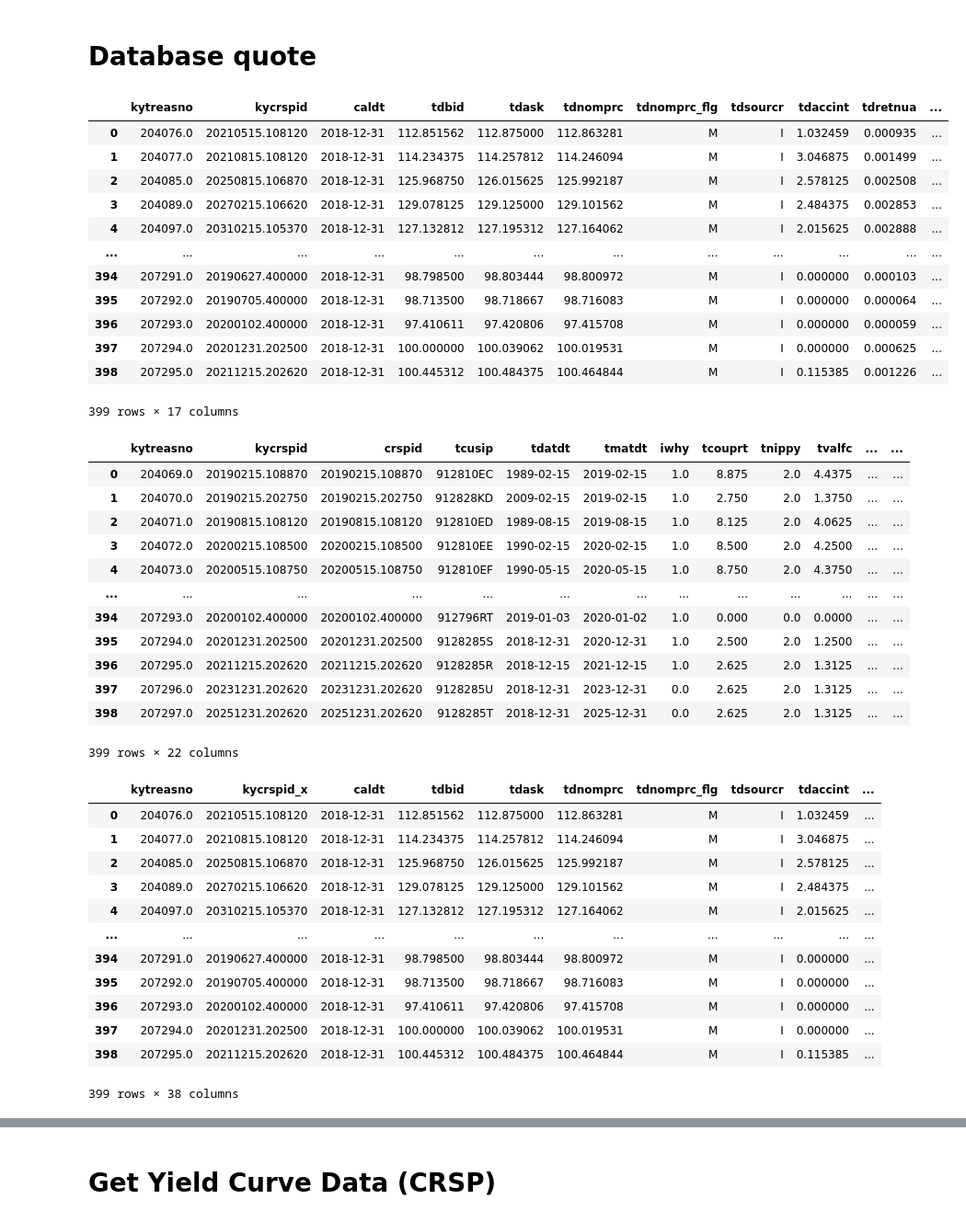
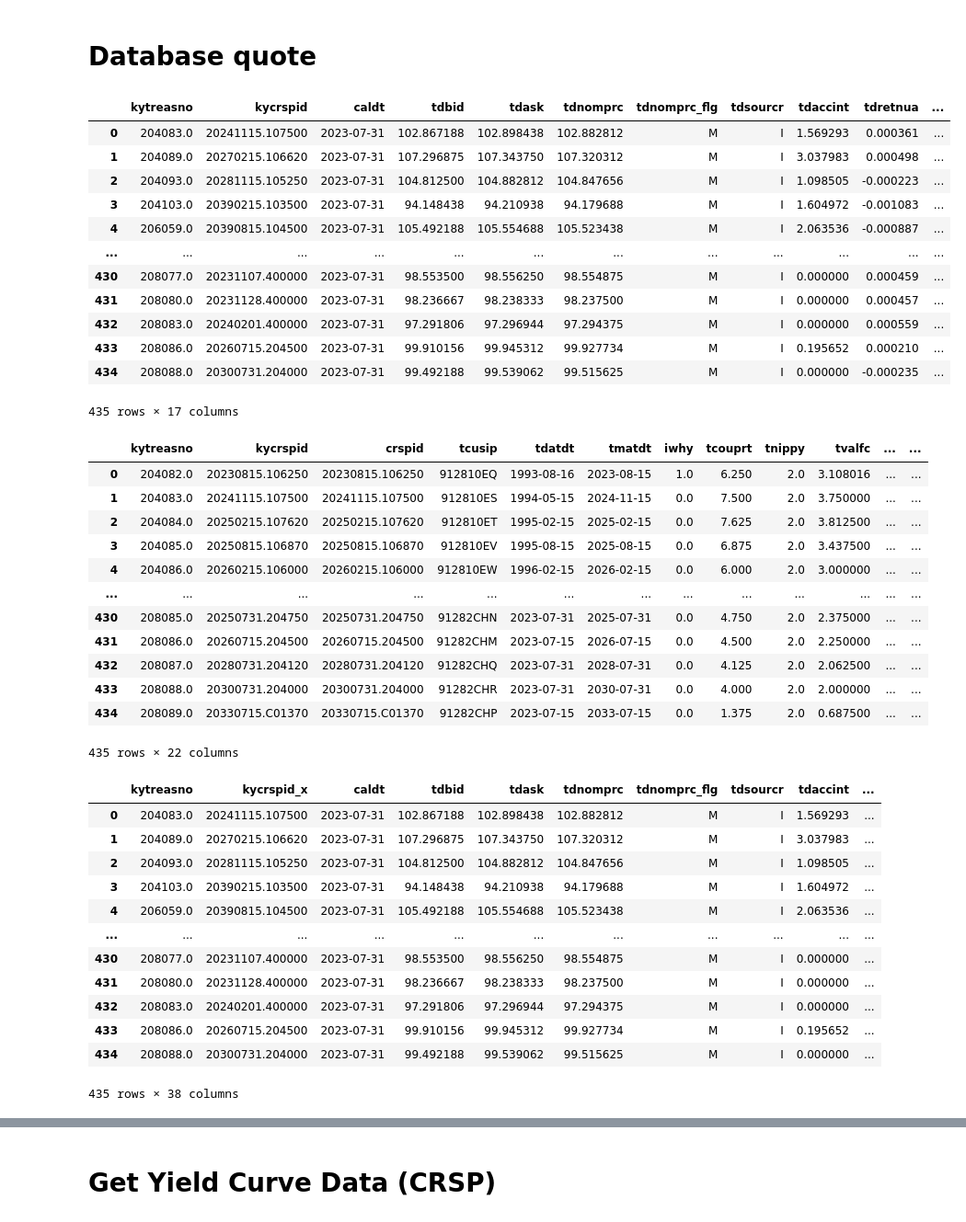
Before and after one commit to MarkHendricks/finm-fixedincome-2024, a Jupyter notebook: build_data/WRDS_Treasuries.ipynb, the cells around one changed output, grey strips where cells are left out. Shown at 92% size. Cells and saved outputs as stored; diff of their text form; code cells hidden in the pictures.

```diff
--- a/build_data/WRDS_Treasuries.ipynb
+++ b/build_data/WRDS_Treasuries.ipynb
@@ -95,24 +95,24 @@ Approximately 3376081 rows in crsp_m_treasuries.tfz_dly.
 # %% [markdown]
 # Database quote
 # %%
-DATE = '2018-12-31'
+DATE = '2023-07-31'
 SQL_QUERY = f'select * from crsp_m_treasuries.tfz_dly where caldt=\'{DATE}\''
 data_quotes = db.raw_sql(SQL_QUERY)
 data_quotes
 # %% [output]
 |  | kytreasno | kycrspid | caldt | tdbid | tdask | tdnomprc | tdnomprc_flg | tdsourcr | tdaccint | tdretnua | ... |
-| 0 | 204076.0 | 20210515.108120 | 2018-12-31 | 112.851562 | 112.875000 | 112.863281 | M | I | 1.032459 | 0.000935 | ... |
-| 1 | 204077.0 | 20210815.108120 | 2018-12-31 | 114.234375 | 114.257812 | 114.246094 | M | I | 3.046875 | 0.001499 | ... |
-| 2 | 204085.0 | 20250815.106870 | 2018-12-31 | 125.968750 | 126.015625 | 125.992187 | M | I | 2.578125 | 0.002508 | ... |
-| 3 | 204089.0 | 20270215.106620 | 2018-12-31 | 129.078125 | 129.125000 | 129.101562 | M | I | 2.484375 | 0.002853 | ... |
-| 4 | 204097.0 | 20310215.105370 | 2018-12-31 | 127.132812 | 127.195312 | 127.164062 | M | I | 2.015625 | 0.002888 | ... |
+| 0 | 204083.0 | 20241115.107500 | 2023-07-31 | 102.867188 | 102.898438 | 102.882812 | M | I | 1.569293 | 0.000361 | ... |
+| 1 | 204089.0 | 20270215.106620 | 2023-07-31 | 107.296875 | 107.343750 | 107.320312 | M | I | 3.037983 | 0.000498 | ... |
+| 2 | 204093.0 | 20281115.105250 | 2023-07-31 | 104.812500 | 104.882812 | 104.847656 | M | I | 1.098505 | -0.000223 | ... |
+| 3 | 204103.0 | 20390215.103500 | 2023-07-31 | 94.148438 | 94.210938 | 94.179688 | M | I | 1.604972 | -0.001083 | ... |
+| 4 | 206059.0 | 20390815.104500 | 2023-07-31 | 105.492188 | 105.554688 | 105.523438 | M | I | 2.063536 | -0.000887 | ... |
 | ... | ... | ... | ... | ... | ... | ... | ... | ... | ... | ... | ... |
-| 394 | 207291.0 | 20190627.400000 | 2018-12-31 | 98.798500 | 98.803444 | 98.800972 | M | I | 0.000000 | 0.000103 | ... |
-| 395 | 207292.0 | 20190705.400000 | 2018-12-31 | 98.713500 | 98.718667 | 98.716083 | M | I | 0.000000 | 0.000064 | ... |
-| 396 | 207293.0 | 20200102.400000 | 2018-12-31 | 97.410611 | 97.420806 | 97.415708 | M | I | 0.000000 | 0.000059 | ... |
-| 397 | 207294.0 | 20201231.202500 | 2018-12-31 | 100.000000 | 100.039062 | 100.019531 | M | I | 0.000000 | 0.000625 | ... |
-| 398 | 207295.0 | 20211215.202620 | 2018-12-31 | 100.445312 | 100.484375 | 100.464844 | M | I | 0.115385 | 0.001226 | ... |
+| 430 | 208077.0 | 20231107.400000 | 2023-07-31 | 98.553500 | 98.556250 | 98.554875 | M | I | 0.000000 | 0.000459 | ... |
+| 431 | 208080.0 | 20231128.400000 | 2023-07-31 | 98.236667 | 98.238333 | 98.237500 | M | I | 0.000000 | 0.000457 | ... |
+| 432 | 208083.0 | 20240201.400000 | 2023-07-31 | 97.291806 | 97.296944 | 97.294375 | M | I | 0.000000 | 0.000559 | ... |
+| 433 | 208086.0 | 20260715.204500 | 2023-07-31 | 99.910156 | 99.945312 | 99.927734 | M | I | 0.195652 | 0.000210 | ... |
+| 434 | 208088.0 | 20300731.204000 | 2023-07-31 | 99.492188 | 99.539062 | 99.515625 | M | I | 0.000000 | -0.000235 | ... |
-399 rows × 17 columns
+435 rows × 17 columns
 # %%
 KEYS = tuple(data_quotes['kytreasno'])
 SQL_QUERY = f'select * from crsp_m_treasuries.tfz_iss where kytreasno in {KEYS}'
@@ -120,32 +120,32 @@ data_iss = db.raw_sql(SQL_QUERY)
 data_iss
 # %% [output]
 |  | kytreasno | kycrspid | crspid | tcusip | tdatdt | tmatdt | iwhy | tcouprt | tnippy | tvalfc | ... | ... |
-| 0 | 204069.0 | 20190215.108870 | 20190215.108870 | 912810EC | 1989-02-15 | 2019-02-15 | 1.0 | 8.875 | 2.0 | 4.4375 | ... | ... |
-| 1 | 204070.0 | 20190215.202750 | 20190215.202750 | 912828KD | 2009-02-15 | 2019-02-15 | 1.0 | 2.750 | 2.0 | 1.3750 | ... | ... |
-| 2 | 204071.0 | 20190815.108120 | 20190815.108120 | 912810ED | 1989-08-15 | 2019-08-15 | 1.0 | 8.125 | 2.0 | 4.0625 | ... | ... |
-| 3 | 204072.0 | 20200215.108500 | 20200215.108500 | 912810EE | 1990-02-15 | 2020-02-15 | 1.0 | 8.500 | 2.0 | 4.2500 | ... | ... |
-| 4 | 204073.0 | 20200515.108750 | 20200515.108750 | 912810EF | 1990-05-15 | 2020-05-15 | 1.0 | 8.750 | 2.0 | 4.3750 | ... | ... |
+| 0 | 204082.0 | 20230815.106250 | 20230815.106250 | 912810EQ | 1993-08-16 | 2023-08-15 | 1.0 | 6.250 | 2.0 | 3.108016 | ... | ... |
+| 1 | 204083.0 | 20241115.107500 | 20241115.107500 | 912810ES | 1994-05-15 | 2024-11-15 | 0.0 | 7.500 | 2.0 | 3.750000 | ... | ... |
+| 2 | 204084.0 | 20250215.107620 | 20250215.107620 | 912810ET | 1995-02-15 | 2025-02-15 | 0.0 | 7.625 | 2.0 | 3.812500 | ... | ... |
+| 3 | 204085.0 | 20250815.106870 | 20250815.106870 | 912810EV | 1995-08-15 | 2025-08-15 | 0.0 | 6.875 | 2.0 | 3.437500 | ... | ... |
+| 4 | 204086.0 | 20260215.106000 | 20260215.106000 | 912810EW | 1996-02-15 | 2026-02-15 | 0.0 | 6.000 | 2.0 | 3.000000 | ... | ... |
 | ... | ... | ... | ... | ... | ... | ... | ... | ... | ... | ... | ... | ... |
-| 394 | 207293.0 | 20200102.400000 | 20200102.400000 | 912796RT | 2019-01-03 | 2020-01-02 | 1.0 | 0.000 | 0.0 | 0.0000 | ... | ... |
-| 395 | 207294.0 | 20201231.202500 | 20201231.202500 | 9128285S | 2018-12-31 | 2020-12-31 | 1.0 | 2.500 | 2.0 | 1.2500 | ... | ... |
-| 396 | 207295.0 | 20211215.202620 | 20211215.202620 | 9128285R | 2018-12-15 | 2021-12-15 | 1.0 | 2.625 | 2.0 | 1.3125 | ... | ... |
-| 397 | 207296.0 | 20231231.202620 | 20231231.202620 | 9128285U | 2018-12-31 | 2023-12-31 | 0.0 | 2.625 | 2.0 | 1.3125 | ... | ... |
-| 398 | 207297.0 | 20251231.202620 | 20251231.202620 | 9128285T | 2018-12-31 | 2025-12-31 | 0.0 | 2.625 | 2.0 | 1.3125 | ... | ... |
+| 430 | 208085.0 | 20250731.204750 | 20250731.204750 | 91282CHN | 2023-07-31 | 2025-07-31 | 0.0 | 4.750 | 2.0 | 2.375000 | ... | ... |
+| 431 | 208086.0 | 20260715.204500 | 20260715.204500 | 91282CHM | 2023-07-15 | 2026-07-15 | 0.0 | 4.500 | 2.0 | 2.250000 | ... | ... |
+| 432 | 208087.0 | 20280731.204120 | 20280731.204120 | 91282CHQ | 2023-07-31 | 2028-07-31 | 0.0 | 4.125 | 2.0 | 2.062500 | ... | ... |
+| 433 | 208088.0 | 20300731.204000 | 20300731.204000 | 91282CHR | 2023-07-31 | 2030-07-31 | 0.0 | 4.000 | 2.0 | 2.000000 | ... | ... |
+| 434 | 208089.0 | 20330715.C01370 | 20330715.C01370 | 91282CHP | 2023-07-15 | 2033-07-15 | 0.0 | 1.375 | 2.0 | 0.687500 | ... | ... |
-399 rows × 22 columns
+435 rows × 22 columns
 # %%
 data = data_quotes.merge(data_iss, on='kytreasno')
 data
 # %% [output]
 |  | kytreasno | kycrspid_x | caldt | tdbid | tdask | tdnomprc | tdnomprc_flg | tdsourcr | tdaccint | ... |
-| 0 | 204076.0 | 20210515.108120 | 2018-12-31 | 112.851562 | 112.875000 | 112.863281 | M | I | 1.032459 | ... |
-| 1 | 204077.0 | 20210815.108120 | 2018-12-31 | 114.234375 | 114.257812 | 114.246094 | M | I | 3.046875 | ... |
-| 2 | 204085.0 | 20250815.106870 | 2018-12-31 | 125.968750 | 126.015625 | 125.992187 | M | I | 2.578125 | ... |
-| 3 | 204089.0 | 20270215.106620 | 2018-12-31 | 129.078125 | 129.125000 | 129.101562 | M | I | 2.484375 | ... |
-| 4 | 204097.0 | 20310215.105370 | 2018-12-31 | 127.132812 | 127.195312 | 127.164062 | M | I | 2.015625 | ... |
+| 0 | 204083.0 | 20241115.107500 | 2023-07-31 | 102.867188 | 102.898438 | 102.882812 | M | I | 1.569293 | ... |
+| 1 | 204089.0 | 20270215.106620 | 2023-07-31 | 107.296875 | 107.343750 | 107.320312 | M | I | 3.037983 | ... |
+| 2 | 204093.0 | 20281115.105250 | 2023-07-31 | 104.812500 | 104.882812 | 104.847656 | M | I | 1.098505 | ... |
+| 3 | 204103.0 | 20390215.103500 | 2023-07-31 | 94.148438 | 94.210938 | 94.179688 | M | I | 1.604972 | ... |
+| 4 | 206059.0 | 20390815.104500 | 2023-07-31 | 105.492188 | 105.554688 | 105.523438 | M | I | 2.063536 | ... |
 | ... | ... | ... | ... | ... | ... | ... | ... | ... | ... | ... |
-| 394 | 207291.0 | 20190627.400000 | 2018-12-31 | 98.798500 | 98.803444 | 98.800972 | M | I | 0.000000 | ... |
-| 395 | 207292.0 | 20190705.400000 | 2018-12-31 | 98.713500 | 98.718667 | 98.716083 | M | I | 0.000000 | ... |
-| 396 | 207293.0 | 20200102.400000 | 2018-12-31 | 97.410611 | 97.420806 | 97.415708 | M | I | 0.000000 | ... |
-| 397 | 207294.0 | 20201231.202500 | 2018-12-31 | 100.000000 | 100.039062 | 100.019531 | M | I | 0.000000 | ... |
-| 398 | 207295.0 | 20211215.202620 | 2018-12-31 | 100.445312 | 100.484375 | 100.464844 | M | I | 0.115385 | ... |
+| 430 | 208077.0 | 20231107.400000 | 2023-07-31 | 98.553500 | 98.556250 | 98.554875 | M | I | 0.000000 | ... |
+| 431 | 208080.0 | 20231128.400000 | 2023-07-31 | 98.236667 | 98.238333 | 98.237500 | M | I | 0.000000 | ... |
+| 432 | 208083.0 | 20240201.400000 | 2023-07-31 | 97.291806 | 97.296944 | 97.294375 | M | I | 0.000000 | ... |
+| 433 | 208086.0 | 20260715.204500 | 2023-07-31 | 99.910156 | 99.945312 | 99.927734 | M | I | 0.195652 | ... |
+| 434 | 208088.0 | 20300731.204000 | 2023-07-31 | 99.492188 | 99.539062 | 99.515625 | M | I | 0.000000 | ... |
-399 rows × 38 columns
+435 rows × 38 columns
```
Also changed, not shown: parts of 12 cells of this notebook, 11 other files.
